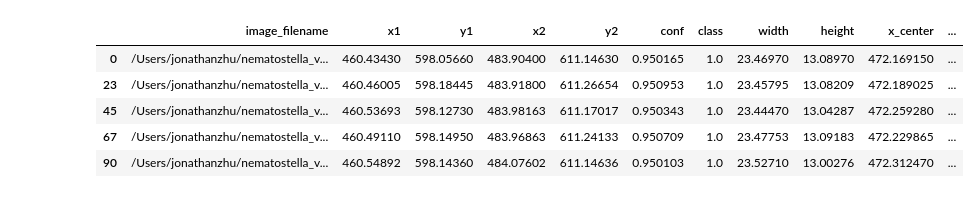
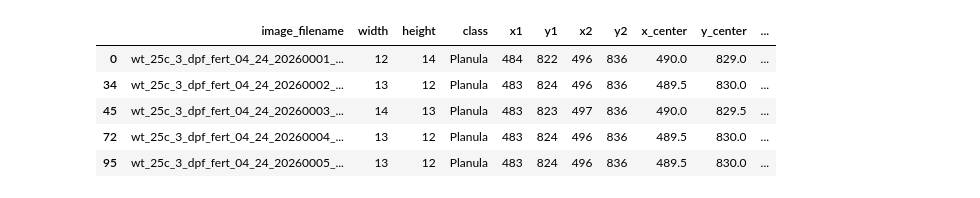
Before and after one commit to jonazhu/nematostellatracking, a Jupyter notebook: position_tracking/initial_path_plotting.ipynb, the cells around one changed output. Cells and saved outputs as stored; diff of their text form; code cells hidden in the pictures.

```diff
--- a/position_tracking/initial_path_plotting.ipynb
+++ b/position_tracking/initial_path_plotting.ipynb
@@ -9,16 +9,16 @@ import framemaker as fm
 import warnings
 warnings.filterwarnings('ignore')
 # %%
-df = pd.read_csv("tracking_test_v2.csv")
+df = pd.read_csv("tracking_test_labeled.csv")
 df_id0 = df[df.id == 0]
 df_id0.head()
 # %% [output]
-|  | image_filename | x1 | y1 | x2 | y2 | conf | class | width | height | x_center | ... |
-| 0 | /Users/jonathanzhu/nematostella_v... | 460.43430 | 598.05660 | 483.90400 | 611.14630 | 0.950165 | 1.0 | 23.46970 | 13.08970 | 472.169150 | ... |
-| 23 | /Users/jonathanzhu/nematostella_v... | 460.46005 | 598.18445 | 483.91800 | 611.26654 | 0.950953 | 1.0 | 23.45795 | 13.08209 | 472.189025 | ... |
-| 45 | /Users/jonathanzhu/nematostella_v... | 460.53693 | 598.12730 | 483.98163 | 611.17017 | 0.950343 | 1.0 | 23.44470 | 13.04287 | 472.259280 | ... |
-| 67 | /Users/jonathanzhu/nematostella_v... | 460.49110 | 598.14950 | 483.96863 | 611.24133 | 0.950709 | 1.0 | 23.47753 | 13.09183 | 472.229865 | ... |
-| 90 | /Users/jonathanzhu/nematostella_v... | 460.54892 | 598.14360 | 484.07602 | 611.14636 | 0.950103 | 1.0 | 23.52710 | 13.00276 | 472.312470 | ... |
+|  | image_filename | width | height | class | x1 | y1 | x2 | y2 | x_center | y_center | ... |
+| 0 | wt_25c_3_dpf_fert_04_24_20260001_... | 12 | 14 | Planula | 484 | 822 | 496 | 836 | 490.0 | 829.0 | ... |
+| 34 | wt_25c_3_dpf_fert_04_24_20260002_... | 13 | 12 | Planula | 483 | 824 | 496 | 836 | 489.5 | 830.0 | ... |
+| 45 | wt_25c_3_dpf_fert_04_24_20260003_... | 14 | 13 | Planula | 483 | 823 | 497 | 836 | 490.0 | 829.5 | ... |
+| 72 | wt_25c_3_dpf_fert_04_24_20260004_... | 13 | 12 | Planula | 483 | 824 | 496 | 836 | 489.5 | 830.0 | ... |
+| 95 | wt_25c_3_dpf_fert_04_24_20260005_... | 13 | 12 | Planula | 483 | 824 | 496 | 836 | 489.5 | 830.0 | ... |
 # %%
 ids = df["id"].unique()
 df_individuals = []
```
Also changed, not shown: parts of 3 cells of this notebook, 3 other files.
